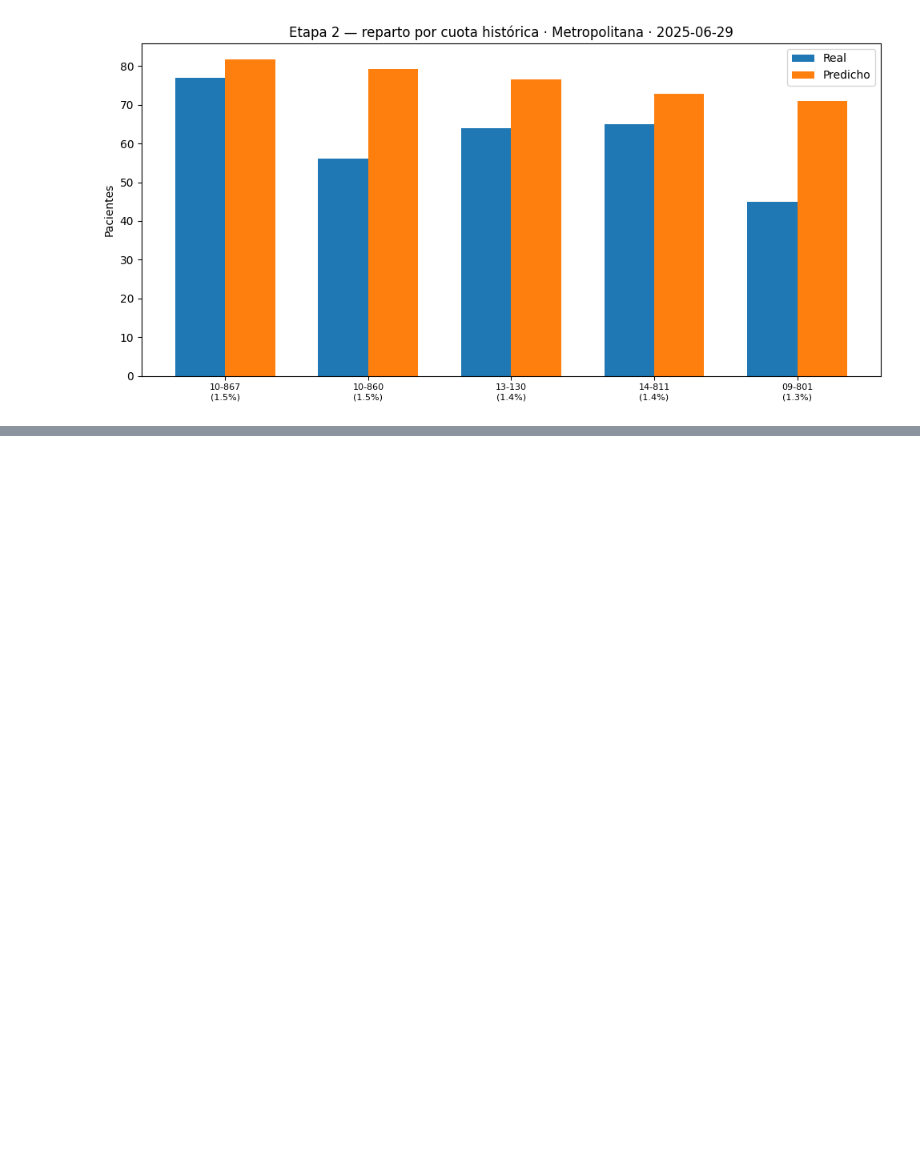
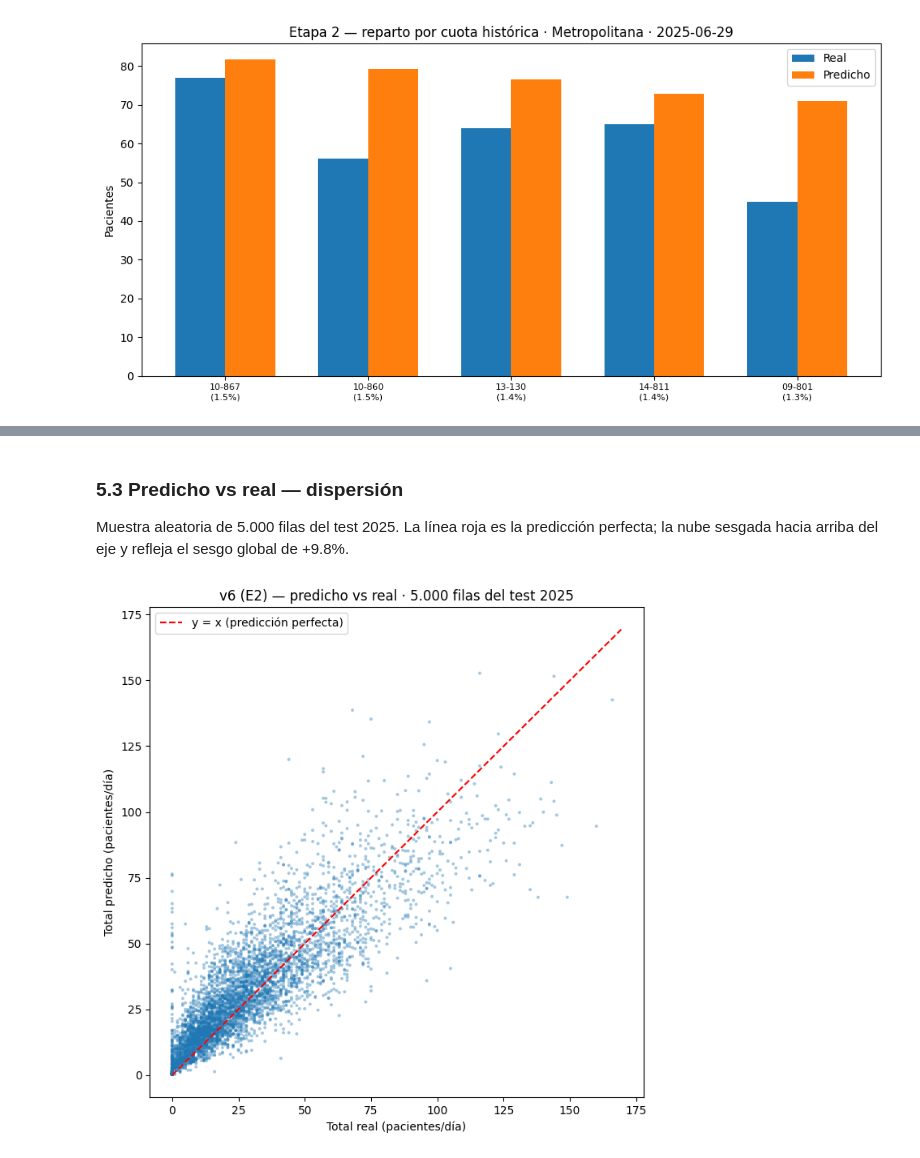
Before and after one commit to bupsidu/Healthcare_Analytics_Project, a Jupyter notebook: Modelo/notebooks/03_demo_prediccion_96h.ipynb, the cells around one changed output, grey strips where cells are left out. Cells and saved outputs as stored; diff of their text form; code cells hidden in the pictures; blank space fills up the shorter version.

```diff
--- a/Modelo/notebooks/03_demo_prediccion_96h.ipynb
+++ b/Modelo/notebooks/03_demo_prediccion_96h.ipynb
@@ -482,0 +714,27 @@ plt.show()
+# %%
+eval_v6 = direct_test[
+    ["IdEstablecimiento", "IdLimpio", "Region", "Fecha", "Total", "pred"]
+].copy()
+
+por_region = {
+    reg: e2p.metricas(g["Total"].to_numpy(float), g["pred"].to_numpy(float))
+    for reg, g in eval_v6.groupby("Region")
+}
+filas = [{"Región": "Sistema (global)",
+          "MAE": met_v6["MAE"], "MAE oficial": oficial["MAE"],
+          "R²": met_v6["R2"], "R² oficial": oficial["R2"],
+          "Sesgo %": met_v6["sesgo_pct"]}]
+for reg in sorted(por_region):
+    a, o = por_region[reg], meta_v6["metricas_por_region"][reg]
+    filas.append({
+        "Región": reg,
+        "MAE": a["MAE"], "MAE oficial": o["MAE"],
+        "R²": a["R2"], "R² oficial": o["R2"],
+        "Sesgo %": a["sesgo_pct"],
+    })
+print("Métricas por región — reconstruidas vs oficiales (test 2025):")
+print(pd.DataFrame(filas).round(4).to_string(index=False))
+
+print("\nAtacama no funciona (R² negativo, sesgo +65%): es región NUEVA en test")
+print("(no existe en train 2024 por el bug de datos SENAMHI). Coquimbo y")
+print("O'Higgins también sobreestiman > +20%.")
@@ -482,0 +757,21 @@ plt.show()
+# %% [markdown]
+### 5.3 Predicho vs real — dispersión
+
+Muestra aleatoria de 5.000 filas del test 2025. La línea roja es la
+predicción perfecta; la nube sesgada hacia arriba del eje y refleja el sesgo
+global de +9.8%.
+# %%
+muestra = eval_v6.sample(n=5000, random_state=42)
+
+plt.figure(figsize=(7, 7))
+plt.scatter(muestra["Total"], muestra["pred"], s=8, alpha=0.4, edgecolors="none")
+limite = max(muestra["Total"].max(), muestra["pred"].max()) * 1.02
+plt.plot([0, limite], [0, limite], "r--", lw=1.5, label="y = x (predicción perfecta)")
+plt.xlabel("Total real (pacientes/día)")
+plt.ylabel("Total predicho (pacientes/día)")
+plt.title("v6 (E2) — predicho vs real · 5.000 filas del test 2025")
+plt.legend()
+plt.tight_layout()
+plt.show()
+# %% [output]
+[figure, added]
```
Also changed, not shown: parts of 15 cells of this notebook, 12 other files.
